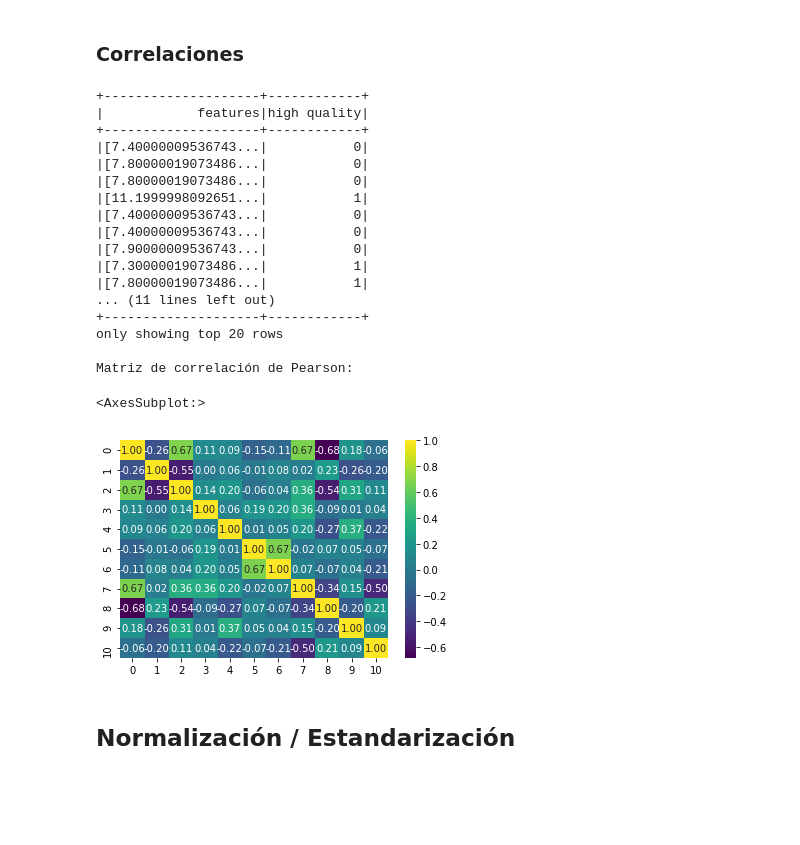
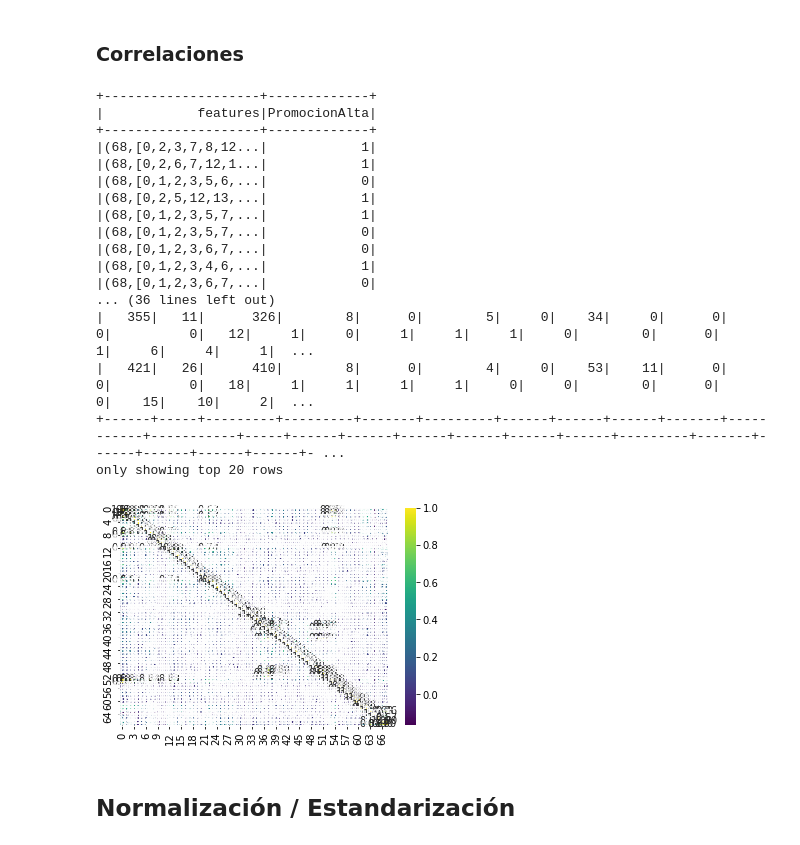
Before and after one commit to myorleny/bigdata, a Jupyter notebook: Proyecto/BigData-Proyecto_MaríaYorleniAlfaroAlfaro.ipynb, the cells around one changed output. Drawn from its saved outputs; the diff is of its cells as text; code cells hidden in the pictures; blank space fills up the shorter version.

```diff
--- a/Proyecto/BigData-Proyecto_MaríaYorleniAlfaroAlfaro.ipynb
+++ b/Proyecto/BigData-Proyecto_MaríaYorleniAlfaroAlfaro.ipynb
@@ -123,0 +110,15 @@ only showing top 20 rows
+# %%
+# Seleccionar un subconjunto de las columnas de interés (en este caso se quita quality) y el objectivo que es high quality
+columns_kept = [
+    'mit_15', 'rt_15', 'aprobt_15', 'reprot_15', 'desa_15', 'desert_15', 'act_15', 'nst_15', 'sit_15',
+    'embt_15', 'embmenor_15', 'embmayor_15', 'aat15', 'inft15', 'olat15',
+    'salt15', 'comt15', 'bibt15', 'gimt15', 'talt_ai15', 'otalt15', 'sodt15', 'indt15', 'lavt15',
+    'sant15', 'tvt15', 'vbt15', 'dvdt15', 'cetoi15', 'cetos15', 'cptoi15', 'cptos15',
+    'expto_15', 'expdef_15', 'exptem_15', 'agrve_15', 'agrvep_15', 'agrveo_15', 'agrfe_15', 'agrfep_15', 'agrfeo_15', 'agree_15',
+    'agreep_15', 'agreeo_15', 'agrre_15', 'agrrep_15', 'agrreo_15', 'agrde_15', 'agrdep_15', 'agrdeo_15', 'agroe_15', 'agroep_15', 'agroeo_15', 'int_15', 'inht_15', 'rit_15', 'rih_15', 'frt_15',
+    'frh_15', 'itt_15', 'ith_15', 'extrant_15', 'extranh_15', 'PromocionAlta', 'Dimension_Economica', 'Dimension_Participacion', 'Dimension_Salud','Dimension_Educativa', 'IDS'
+    ]
+
+selected_columns_df = df.select(columns_kept)
+
+selected_columns_df.show()
@@ -224,45 +221,51 @@ Histograma para la columna: free sulfur dioxide
 # %%
 # Para realizar operaciones más detalladas es necesario expresar las filas originales en vectores
 from pyspark.ml.feature import VectorAssembler
 
 assembler = VectorAssembler(
-    inputCols=['fixed acidity','volatile acidity','citric acid','residual sugar','chlorides',
-               'free sulfur dioxide','total sulfur dioxide','density','pH','sulphates','alcohol'],
+    inputCols=['mit_15', 'rt_15', 'aprobt_15', 'reprot_15', 'desa_15', 'desert_15', 'act_15', 'nst_15', 'sit_15',
+    'embt_15', 'embmenor_15', 'embmayor_15', 'aat15', 'inft15', 'olat15',
+    'salt15', 'comt15', 'bibt15', 'gimt15', 'talt_ai15', 'otalt15', 'sodt15', 'indt15', 'lavt15',
+    'sant15', 'tvt15', 'vbt15', 'dvdt15', 'cetoi15', 'cetos15', 'cptoi15', 'cptos15',
+    'expto_15', 'expdef_15', 'exptem_15', 'agrve_15', 'agrvep_15', 'agrveo_15', 'agrfe_15', 'agrfep_15', 'agrfeo_15', 'agree_15',
+    'agreep_15', 'agreeo_15', 'agrre_15', 'agrrep_15', 'agrreo_15', 'agrde_15', 'agrdep_15', 'agrdeo_15', 'agroe_15', 'agroep_15', 'agroeo_15', 'int_15', 'inht_15', 'rit_15', 'rih_15', 'frt_15',
+    'frh_15', 'itt_15', 'ith_15', 'extrant_15', 'extranh_15', 'Dimension_Economica', 'Dimension_Participacion', 'Dimension_Salud','Dimension_Educativa', 'IDS'],
     outputCol='features')
 
-vector_df = assembler.transform(correct_types_df)
-vector_df = vector_df.select(['features', 'high quality'])
+vector_df = assembler.transform(selected_columns_df)
+vector_df = vector_df.select(['features', 'PromocionAlta'])
 vector_df.show()
 
 # Con la representación de vectores podemos calcular correlaciones
 from pyspark.ml.stat import Correlation
 import seaborn as sns
 import matplotlib.pyplot as plt
 
 # Genera la matriz de correlación de Pearson
 pearson_matrix = Correlation.corr(vector_df, 'features').collect()[0][0]
 print("Matriz de correlación de Pearson:")
 sns.heatmap(pearson_matrix.toArray(), annot=True, fmt=".2f", cmap='viridis')
+
+selected_columns_df.show()
 # %% [output]
-+--------------------+------------+
-|            features|high quality|
-+--------------------+------------+
-|[7.40000009536743...|           0|
-|[7.80000019073486...|           0|
-|[7.80000019073486...|           0|
-|[11.1999998092651...|           1|
-|[7.40000009536743...|           0|
-|[7.40000009536743...|           0|
-|[7.90000009536743...|           0|
-|[7.30000019073486...|           1|
-|[7.80000019073486...|           1|
-... (11 lines left out)
-+--------------------+------------+
++--------------------+-------------+
+|            features|PromocionAlta|
++--------------------+-------------+
+|(68,[0,2,3,7,8,12...|            1|
+|(68,[0,2,6,7,12,1...|            1|
+|(68,[0,1,2,3,5,6,...|            0|
+|(68,[0,2,5,12,13,...|            1|
+|(68,[0,1,2,3,5,7,...|            1|
+|(68,[0,1,2,3,5,7,...|            0|
+|(68,[0,1,2,3,6,7,...|            0|
+|(68,[0,1,2,3,4,6,...|            1|
+|(68,[0,1,2,3,6,7,...|            0|
+... (36 lines left out)
+|   355|   11|      326|        8|      0|        5|     0|    34|     0|      0|          0|          0|   12|     1|     0|     1|     1|     1|     0|        0|      0|     1|     6|     4|     1|  ...
+|   421|   26|      410|        8|      0|        4|     0|    53|    11|      0|          0|          0|   18|     1|     1|     1|     1|     0|     0|        0|      0|     0|    15|    10|     2|  ...
++------+-----+---------+---------+-------+---------+------+------+------+-------+-----------+-----------+-----+------+------+------+------+------+------+---------+-------+------+------+------+------+- ...
 only showing top 20 rows
-
-Matriz de correlación de Pearson:
-<AxesSubplot:>
-[figure, old version]
+[figure, new version]
 # %% [markdown]
 ## Normalización / Estandarización
 # %%
```
Also changed, not shown: parts of 16 cells of this notebook.
